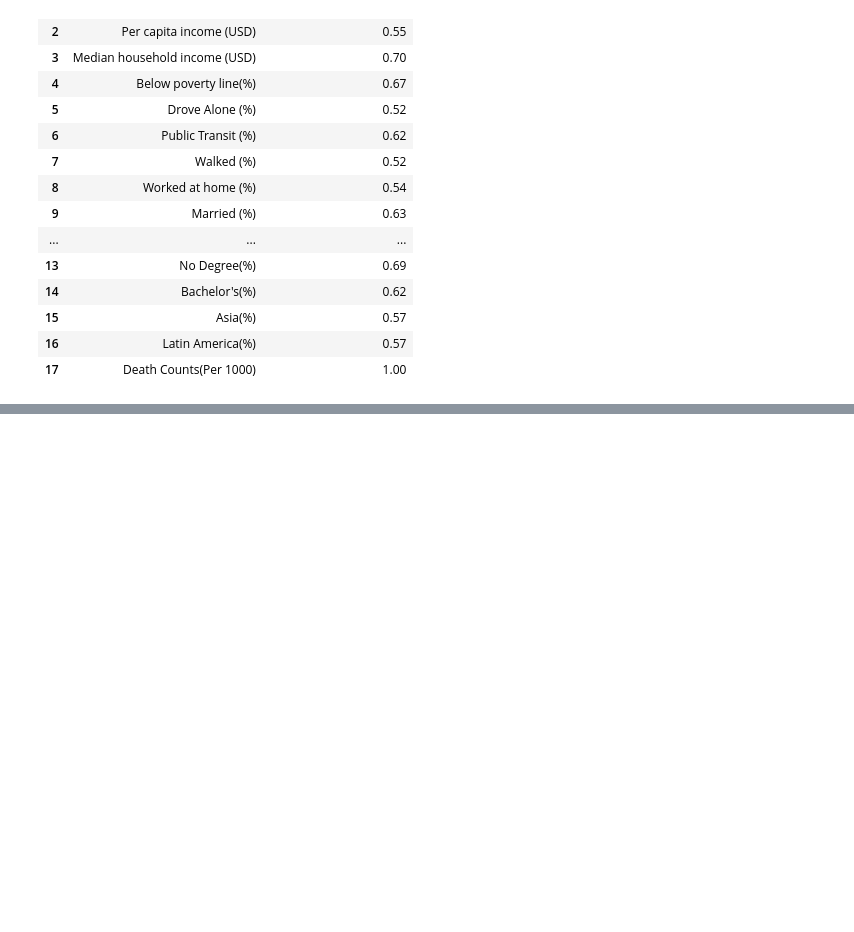
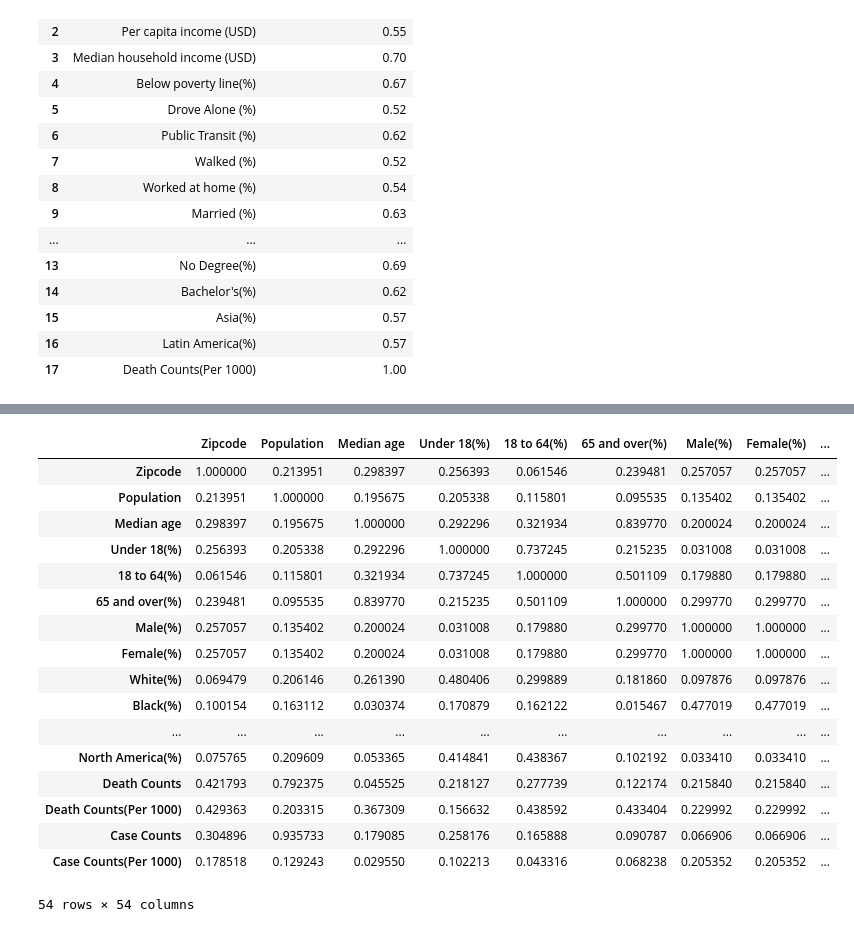
Before and after one commit to uic-cs418/modeling-the-pandemic, a Jupyter notebook: cowen_notebook.ipynb, the cells around one changed output, grey strips where cells are left out. Cells and saved outputs as stored; diff of their text form; code cells hidden in the pictures; blank space fills up the shorter version.

```diff
--- a/cowen_notebook.ipynb
+++ b/cowen_notebook.ipynb
@@ -343,0 +485,3 @@ The lower population zipcodes are mostly on the left side of the plot, suggestin
+# %%
+bigcities = data.loc[data["state"] != "WI",]
+bigcities.head()
@@ -343,0 +496,9 @@ The lower population zipcodes are mostly on the left side of the plot, suggestin
+# %%
+citycors = bigcities.corr().abs()
+cityhighcors = citycors[citycors>0.3]
+cityfeature_importance = round(cityhighcors,2).dropna(subset=['Death Counts(Per 1000)'])['Death Counts(Per 1000)'].to_frame().reset_index()
+citycors
+cityfeature_importance
+
+important_features = bigcities.loc[:,list(cityfeature_importance.loc[:,"index"])[:-4]]
+important_features.head()
@@ -343,0 +512,21 @@ The lower population zipcodes are mostly on the left side of the plot, suggestin
+# %%
+citycors
+# %% [output]
+|  | Zipcode | Population | Median age | Under 18(%) | 18 to 64(%) | 65 and over(%) | Male(%) | Female(%) | ... |
+| Zipcode | 1.000000 | 0.213951 | 0.298397 | 0.256393 | 0.061546 | 0.239481 | 0.257057 | 0.257057 | ... |
+| Population | 0.213951 | 1.000000 | 0.195675 | 0.205338 | 0.115801 | 0.095535 | 0.135402 | 0.135402 | ... |
+| Median age | 0.298397 | 0.195675 | 1.000000 | 0.292296 | 0.321934 | 0.839770 | 0.200024 | 0.200024 | ... |
+| Under 18(%) | 0.256393 | 0.205338 | 0.292296 | 1.000000 | 0.737245 | 0.215235 | 0.031008 | 0.031008 | ... |
+| 18 to 64(%) | 0.061546 | 0.115801 | 0.321934 | 0.737245 | 1.000000 | 0.501109 | 0.179880 | 0.179880 | ... |
+| 65 and over(%) | 0.239481 | 0.095535 | 0.839770 | 0.215235 | 0.501109 | 1.000000 | 0.299770 | 0.299770 | ... |
+| Male(%) | 0.257057 | 0.135402 | 0.200024 | 0.031008 | 0.179880 | 0.299770 | 1.000000 | 1.000000 | ... |
+| Female(%) | 0.257057 | 0.135402 | 0.200024 | 0.031008 | 0.179880 | 0.299770 | 1.000000 | 1.000000 | ... |
+| White(%) | 0.069479 | 0.206146 | 0.261390 | 0.480406 | 0.299889 | 0.181860 | 0.097876 | 0.097876 | ... |
+| Black(%) | 0.100154 | 0.163112 | 0.030374 | 0.170879 | 0.162122 | 0.015467 | 0.477019 | 0.477019 | ... |
+| ... | ... | ... | ... | ... | ... | ... | ... | ... | ... |
+| North America(%) | 0.075765 | 0.209609 | 0.053365 | 0.414841 | 0.438367 | 0.102192 | 0.033410 | 0.033410 | ... |
+| Death Counts | 0.421793 | 0.792375 | 0.045525 | 0.218127 | 0.277739 | 0.122174 | 0.215840 | 0.215840 | ... |
+| Death Counts(Per 1000) | 0.429363 | 0.203315 | 0.367309 | 0.156632 | 0.438592 | 0.433404 | 0.229992 | 0.229992 | ... |
+| Case Counts | 0.304896 | 0.935733 | 0.179085 | 0.258176 | 0.165888 | 0.090787 | 0.066906 | 0.066906 | ... |
+| Case Counts(Per 1000) | 0.178518 | 0.129243 | 0.029550 | 0.102213 | 0.043316 | 0.068238 | 0.205352 | 0.205352 | ... |
+54 rows × 54 columns
```
Also changed, not shown: parts of 26 cells of this notebook, 3 other files.
